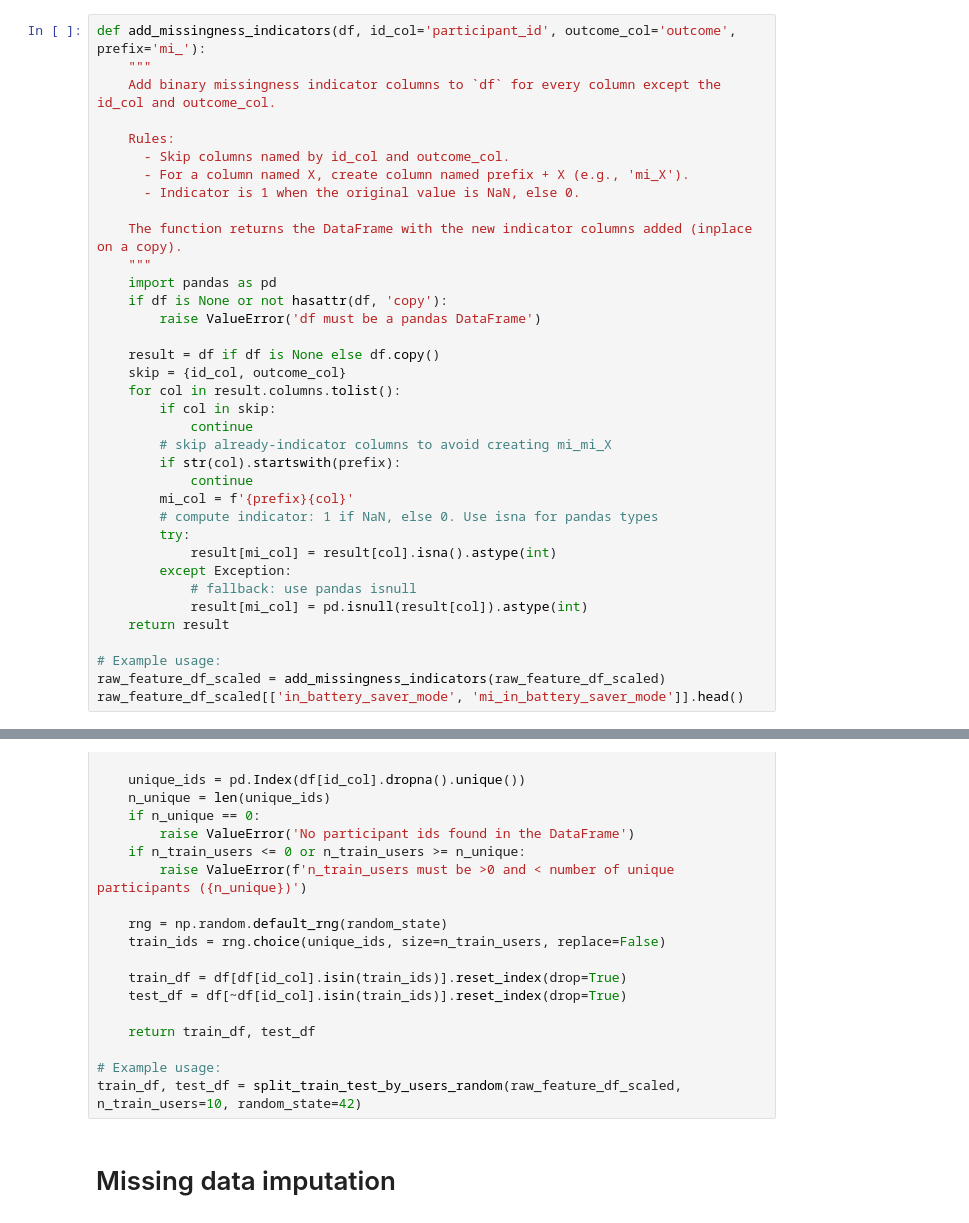
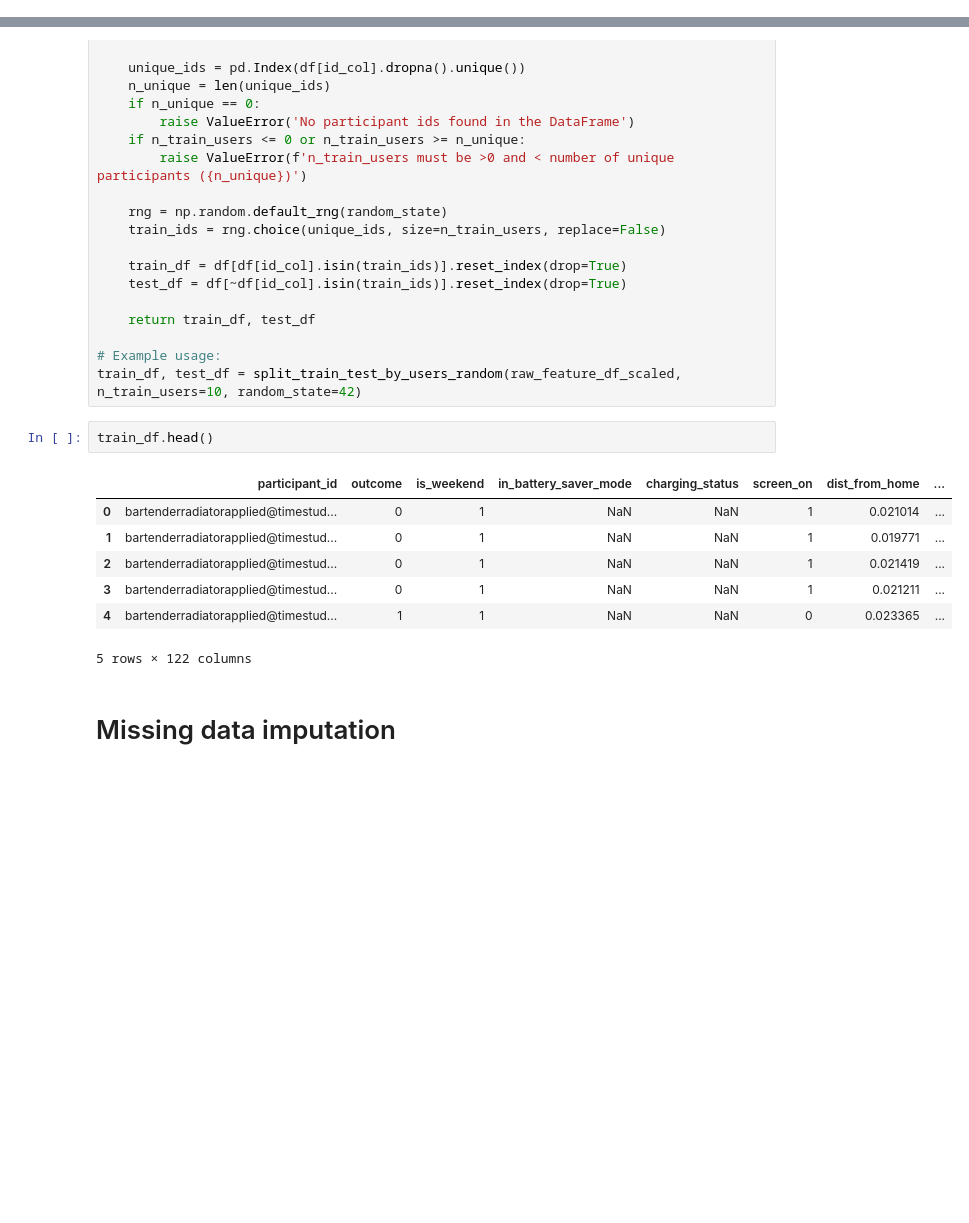
Before and after one commit to adityaponnada/real_time_prompting, a Jupyter notebook: general_rnn.ipynb, the cells around one changed output, grey strips where cells are left out. Saved outputs shown, nothing was run; the diff lists cells and outputs as text; blank space fills up the shorter version.

```diff
--- a/general_rnn.ipynb
+++ b/general_rnn.ipynb
@@ -44,36 +41,0 @@ raw_feature_df_scaled.head(5)
-# %%
-def add_missingness_indicators(df, id_col='participant_id', outcome_col='outcome', prefix='mi_'):
-    """
-    Add binary missingness indicator columns to `df` for every column except the id_col and outcome_col.
-
-    Rules:
-      - Skip columns named by id_col and outcome_col.
-      - For a column named X, create column named prefix + X (e.g., 'mi_X').
-      - Indicator is 1 when the original value is NaN, else 0.
-
-    The function returns the DataFrame with the new indicator columns added (inplace on a copy).
-    """
-    import pandas as pd
-    if df is None or not hasattr(df, 'copy'):
-        raise ValueError('df must be a pandas DataFrame')
-
-    result = df if df is None else df.copy()
-    skip = {id_col, outcome_col}
-    for col in result.columns.tolist():
-        if col in skip:
-            continue
-        # skip already-indicator columns to avoid creating mi_mi_X
-        if str(col).startswith(prefix):
-            continue
-        mi_col = f'{prefix}{col}'
-        # compute indicator: 1 if NaN, else 0. Use isna for pandas types
-        try:
-            result[mi_col] = result[col].isna().astype(int)
-        except Exception:
-            # fallback: use pandas isnull
-            result[mi_col] = pd.isnull(result[col]).astype(int)
-    return result
-
-# Example usage:
-raw_feature_df_scaled = add_missingness_indicators(raw_feature_df_scaled)
-raw_feature_df_scaled[['in_battery_saver_mode', 'mi_in_battery_saver_mode']].head()
@@ -118,6 +73,16 @@ def split_train_test_by_users_random(df, id_col='participant_id', n_train_users=
 
 # Example usage:
 train_df, test_df = split_train_test_by_users_random(raw_feature_df_scaled, n_train_users=10, random_state=42)
+# %%
+train_df.head()
+# %% [output]
+|  | participant_id | outcome | is_weekend | in_battery_saver_mode | charging_status | screen_on | dist_from_home | ... |
+| 0 | bartenderradiatorapplied@timestud... | 0 | 1 | NaN | NaN | 1 | 0.021014 | ... |
+| 1 | bartenderradiatorapplied@timestud... | 0 | 1 | NaN | NaN | 1 | 0.019771 | ... |
+| 2 | bartenderradiatorapplied@timestud... | 0 | 1 | NaN | NaN | 1 | 0.021419 | ... |
+| 3 | bartenderradiatorapplied@timestud... | 0 | 1 | NaN | NaN | 1 | 0.021211 | ... |
+| 4 | bartenderradiatorapplied@timestud... | 1 | 1 | NaN | NaN | 0 | 0.023365 | ... |
+5 rows × 122 columns
 # %% [markdown]
 # Missing data imputation
 # %% [markdown]
```
Also changed, not shown: parts of 12 cells of this notebook.
